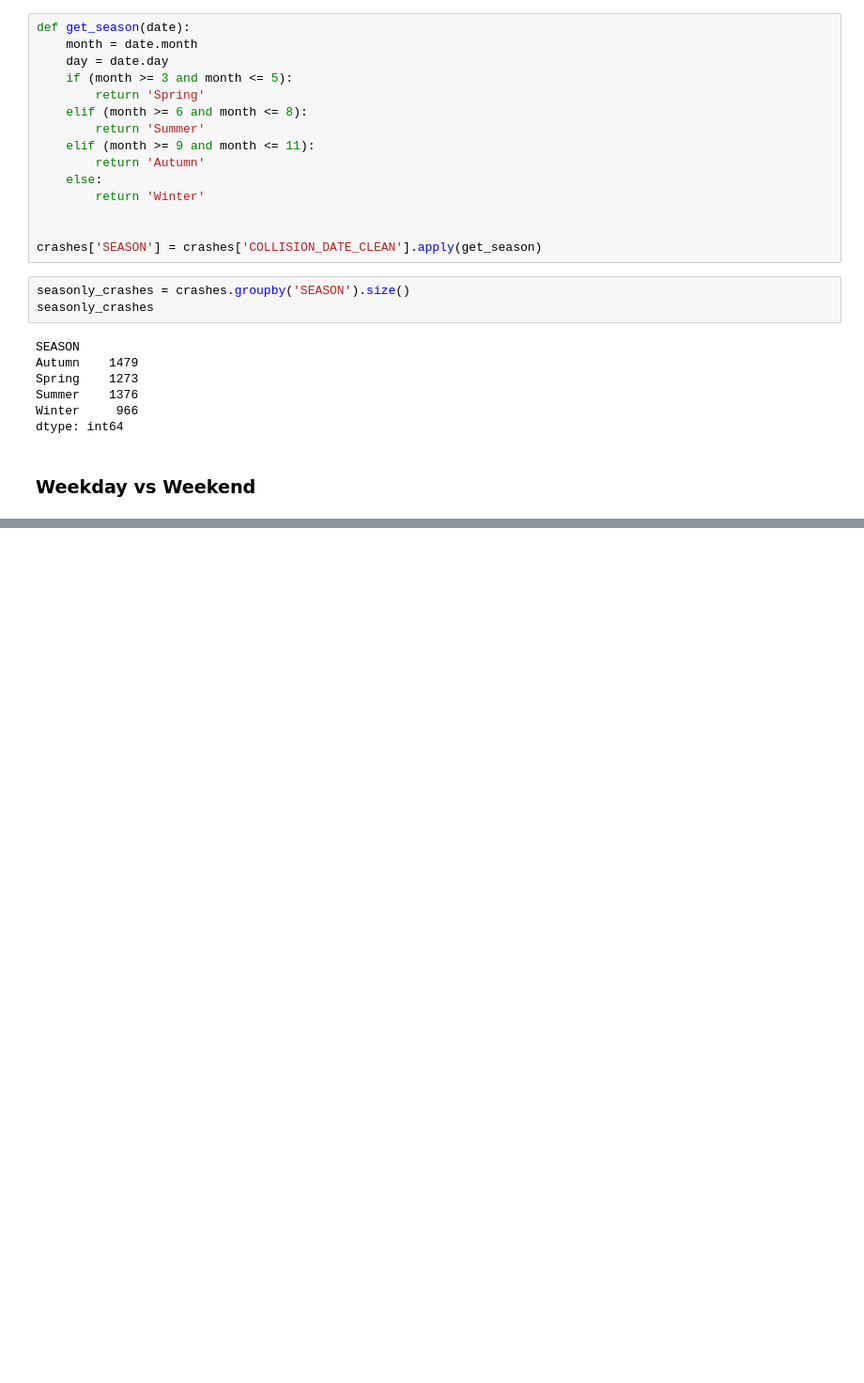
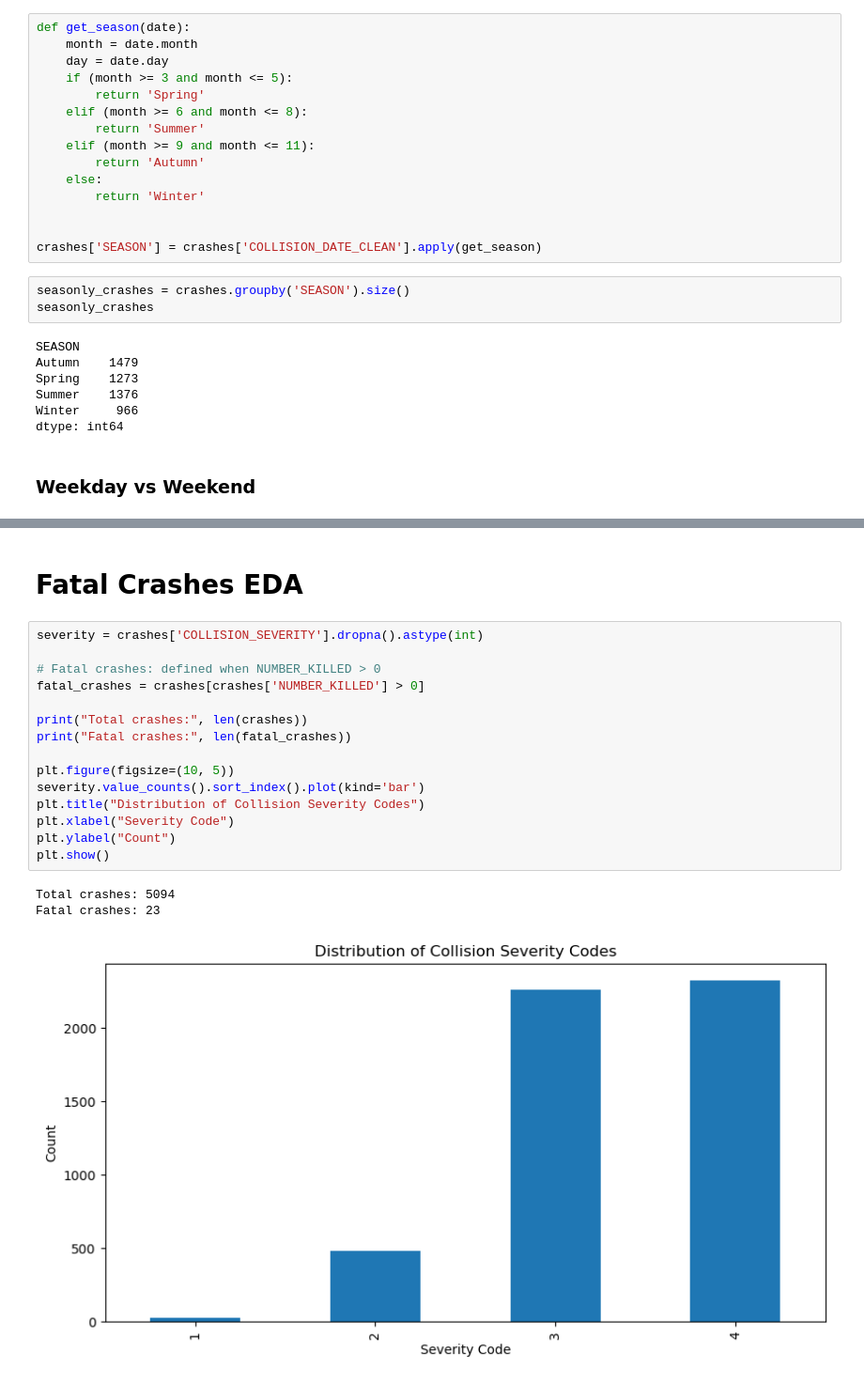
Before and after one commit to UCB-stat-159-f25/final-group07, a Jupyter notebook: data_exploration.ipynb, the cells around one changed output, grey strips where cells are left out. Shown: that part at 94% size. Cells and saved outputs as stored; diff of their text form; blank space fills up the shorter version.

Commit message:
Added EDA for fatal crashes

```diff
--- a/data_exploration.ipynb
+++ b/data_exploration.ipynb
@@ -156,0 +158,21 @@ crashes.head()
+# %% [markdown]
+# Fatal Crashes EDA
+# %%
+severity = crashes['COLLISION_SEVERITY'].dropna().astype(int)
+
+# Fatal crashes: defined when NUMBER_KILLED > 0
+fatal_crashes = crashes[crashes['NUMBER_KILLED'] > 0]
+
+print("Total crashes:", len(crashes))
+print("Fatal crashes:", len(fatal_crashes))
+
+plt.figure(figsize=(10, 5))
+severity.value_counts().sort_index().plot(kind='bar')
+plt.title("Distribution of Collision Severity Codes")
+plt.xlabel("Severity Code")
+plt.ylabel("Count")
+plt.show()
+# %% [output]
+Total crashes: 5094
+Fatal crashes: 23
+[figure, added]
```
Also changed, not shown: parts of 12 cells of this notebook, 2 other files.
